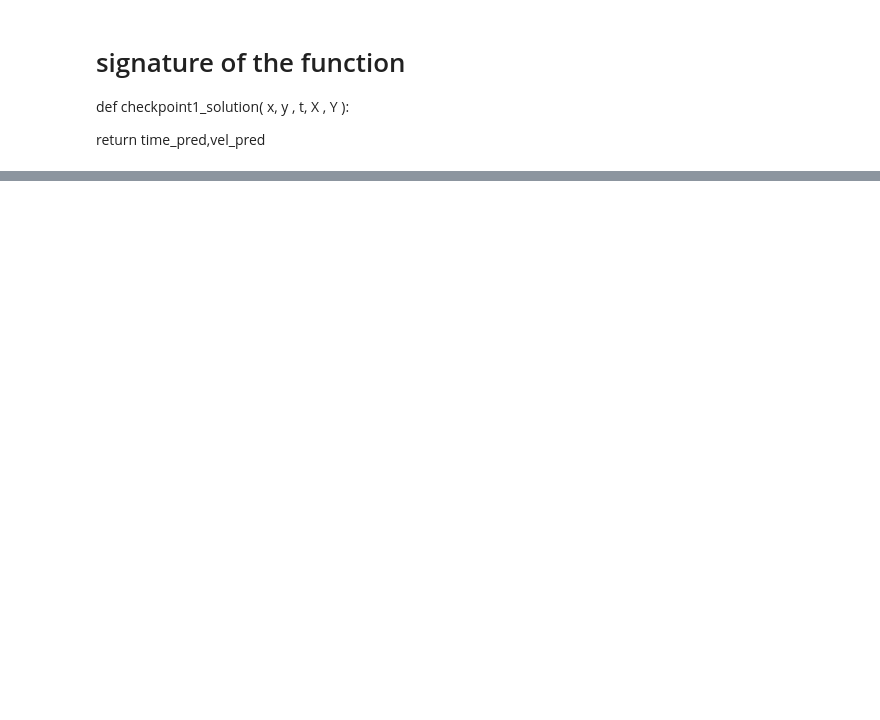
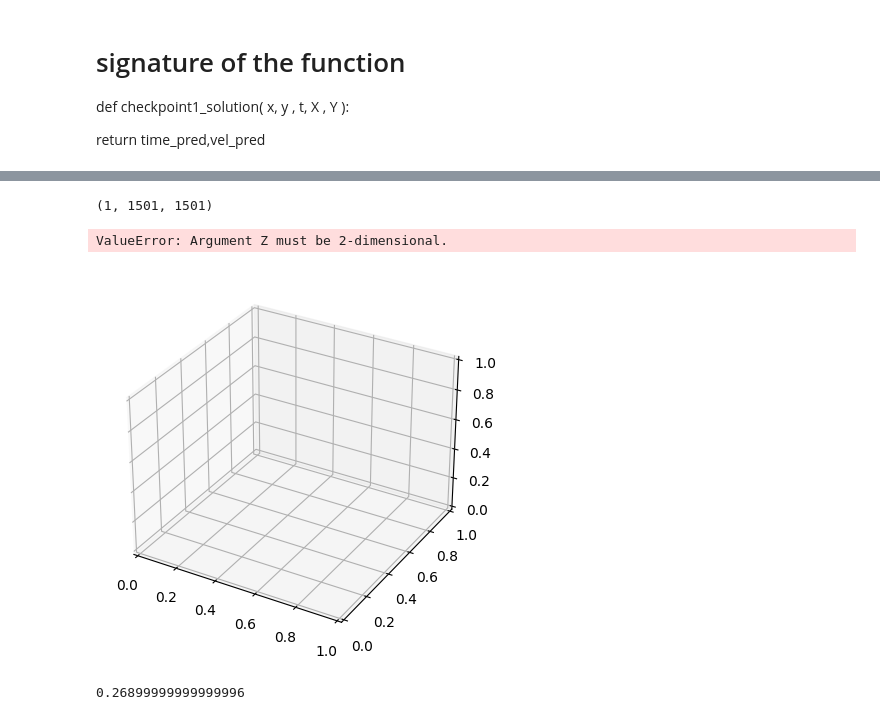
Before and after one commit to Alepescinaa/ScientificTools, a Jupyter notebook: Project1/Cp1/Checkpoint1.ipynb, the cells around one changed output, grey strips where cells are left out. Cells and saved outputs as stored; diff of their text form; code cells hidden in the pictures; blank space fills up the shorter version.

```diff
--- a/Project1/Cp1/Checkpoint1.ipynb
+++ b/Project1/Cp1/Checkpoint1.ipynb
@@ -82,0 +103,31 @@ ciao bello
+# %%
+from scipy.interpolate import splprep, splev
+
+def checkpoint1_solution(x, y, t, X, Y, s_value):
+    # Create a B-spline representation of the data
+    tck, u = splprep([x, y, t], s=s_value, per=False, k=3)
+
+    # Evaluate the B-spline on the grid
+    points_pred = splev([X.ravel(), Y.ravel()], tck)
+
+    # Extract the activation time predictions
+    time_pred = points_pred[2].reshape(1,1501,1501) # QUA è SBAGLIATO DOVREBBE RESTITUIRE UN TENSORE (1,1501,1501)
+
+    # Compute the gradient of activation time using the B-spline derivatives
+    grad_AT = splev((X, Y), tck, der=1)
+
+    vel_pred = 1.0/( np.sqrt((grad_AT[0]/(3.0/1500))**2+(grad_AT[1]/(3.0/1500))**2) + 1e-4)
+    return time_pred, vel_pred
+# %%
+time_pred,vel_pred= checkpoint1_solution(x_meas, y_meas, t_meas, X, Y, 0)
+# %%
+   time_pred.shape
+# %% [output]
+(1, 1501, 1501)
+# %%
+fig, ax = plt.subplots(subplot_kw={"projection": "3d"})
+ax.plot_surface(X,Y,time_pred)
+ax.axes.set_zlim3d(bottom=0, top=0.1)
+# %% [output]
+ValueError: Argument Z must be 2-dimensional.
+[figure, added]
@@ -82,0 +172,5 @@ ciao bello
+# %%
+final_best_s = np.mean(best_s_values)
+final_best_s
+# %% [output]
+0.26899999999999996
```
Also changed, not shown: parts of 10 cells of this notebook.
